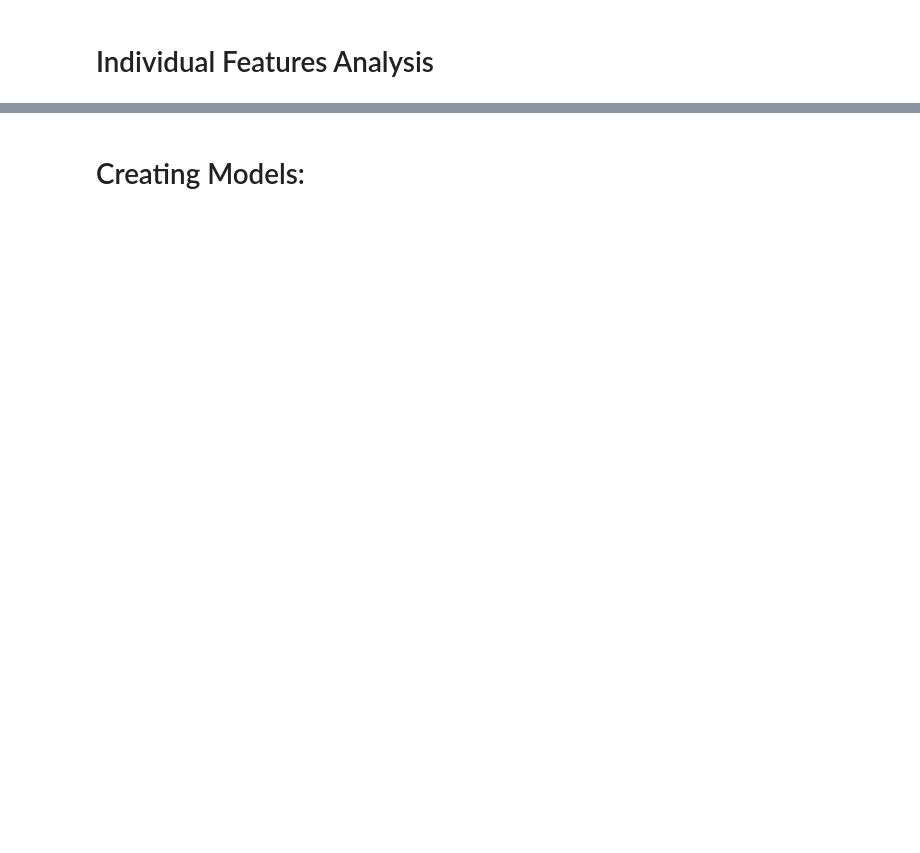
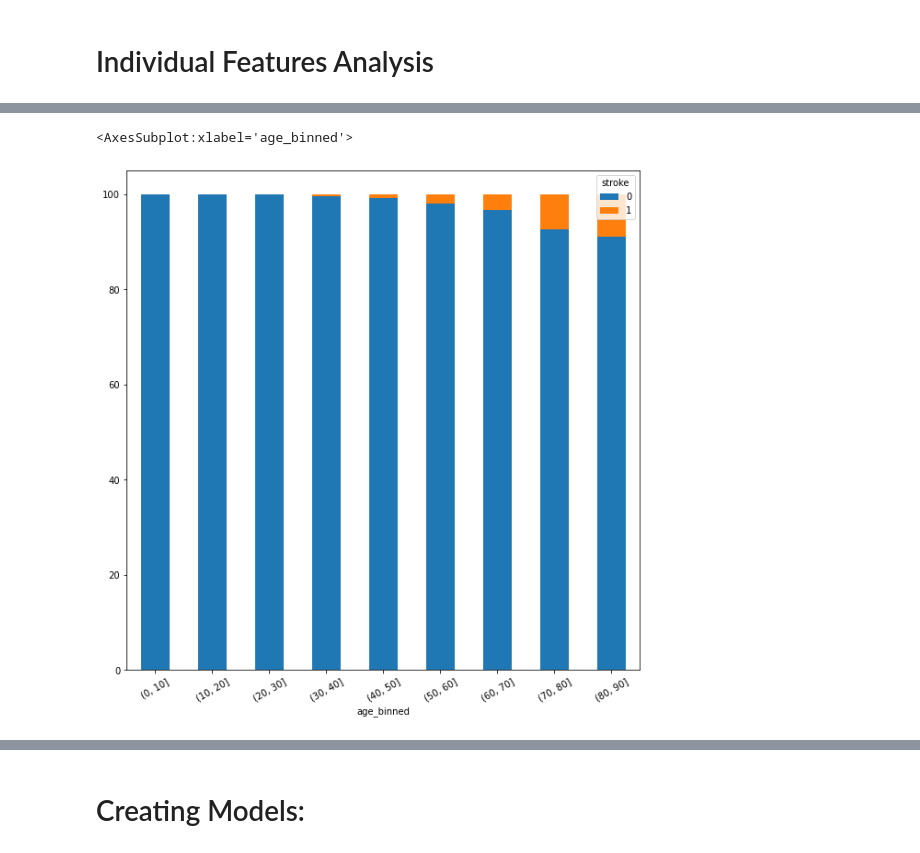
Before and after one commit to nghiepluu/stroke_detection, a Jupyter notebook: Dissertation.ipynb, the cells around one changed output, grey strips where cells are left out. Saved outputs shown, nothing was run; the diff lists cells and outputs as text; code cells hidden in the pictures; blank space fills up the shorter version.

```diff
--- a/Dissertation.ipynb
+++ b/Dissertation.ipynb
@@ -132,7 +127,7 @@ https://www.scribbr.com/statistics/skewness/
 # %% [markdown]
 From 2 figs above it is obvious that the data is right skewed therefore we should replace the missing data with median() value.
 # %%
-df['bmi'] = df.loc[df['bmi'].isnull()].fillna(df['bmi'].median())
+df['bmi'].fillna(df['bmi'].median(), inplace=True)
 #df['bmi'].round()
-df
+df['bmi'].isna().value_counts()
 # %% [output]
@@ -157,6 +147,4 @@ df.groupby(['smoking_status'], dropna=False, as_index=False).size()
 # %%
-df['smorking_status'] = df['smoking_status'].fillna('unknown', inplace=True)
+df['smoking_status'].fillna('no data', inplace=True)
-# %%
-df['bmi'] = df['bmi'].fillna(np.round(df['bmi'].median(), 1), inplace = True)
 # %%
 df.isnull().sum()
@@ -216,0 +268,14 @@ axis.set_title('Correlation Matrix');
+# %%
+# Create a new column for normalized age
+df['age_norm']=(df['age']-df['age'].min())/(df['age'].max()-df['age'].min())
+
+# Create a new column for normalized avg glucose level
+df['avg_glucose_level_norm']=(df['avg_glucose_level']-df['avg_glucose_level'].min())/(df['avg_glucose_level'].max()-df['avg_glucose_level'].min())
+
+# Create a new column for normalized bmi
+df['bmi_norm']=(df['bmi']-df['bmi'].min())/(df['bmi'].max()-df['bmi'].min())
+
+# Discretize with respective equal-width bin
+df['age_binned'] = pd.cut(df['age'], np.arange(0, 91, 10))
+df['avg_glucose_level_binned'] = pd.cut(df['avg_glucose_level'], np.arange(0, 301, 20))
+df['bmi_binned'] = pd.cut(df['bmi'], np.arange(0, 101, 5))
@@ -216,0 +298,19 @@ axis.set_title('Correlation Matrix');
+# %%
+
+
+def get_100_percent_stacked_bar_chart(column, width = 0.5):
+    # Get the count of records by column and stroke
+    df_breakdown = df.groupby([column, 'stroke'])['age'].count()
+    # Get the count of records by gender
+    df_total = df.groupby([column])['age'].count()
+    # Get the percentage for 100% stacked bar chart
+    df_pct = df_breakdown / df_total * 100
+    # Create proper DataFrame's format
+    df_pct = df_pct.unstack()
+    return df_pct.plot.bar(stacked=True, figsize=(10,10), rot=30)
+
+
+get_100_percent_stacked_bar_chart('age_binned', width = 0.9)
+# %% [output]
+<AxesSubplot:xlabel='age_binned'>
+[figure, added]
```
Also changed, not shown: parts of 15 cells of this notebook.
